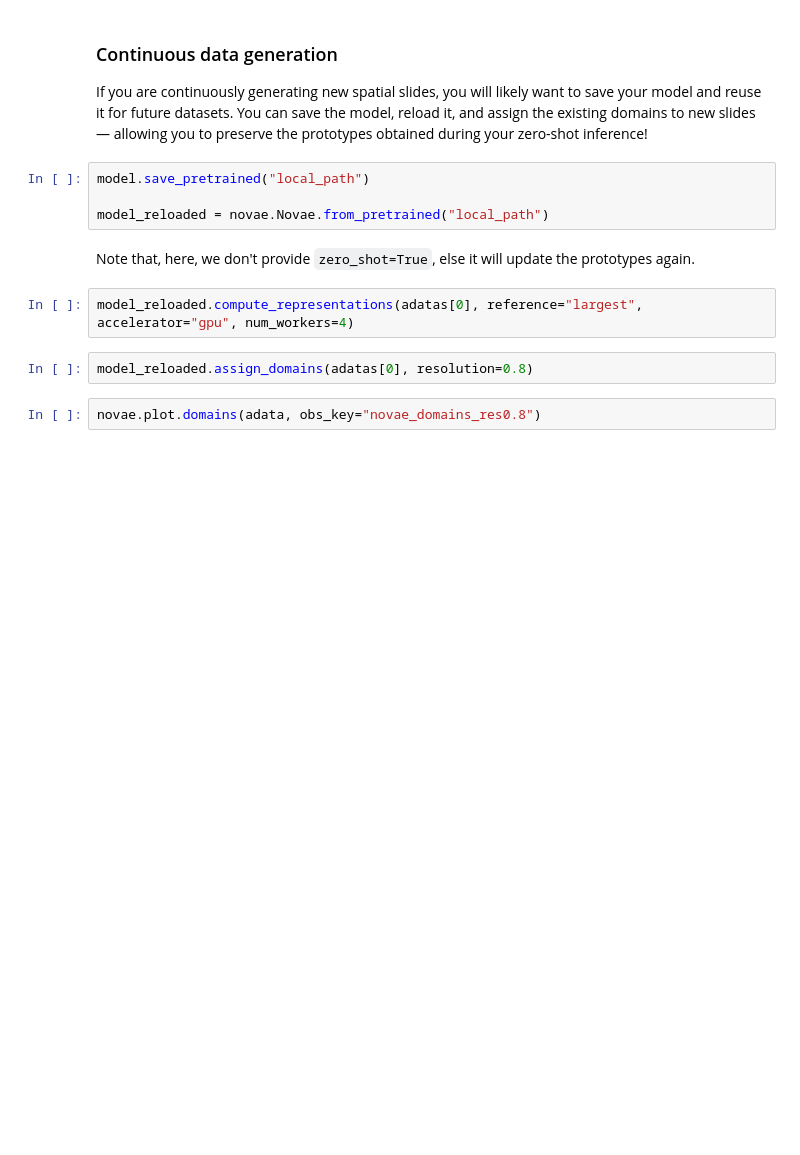
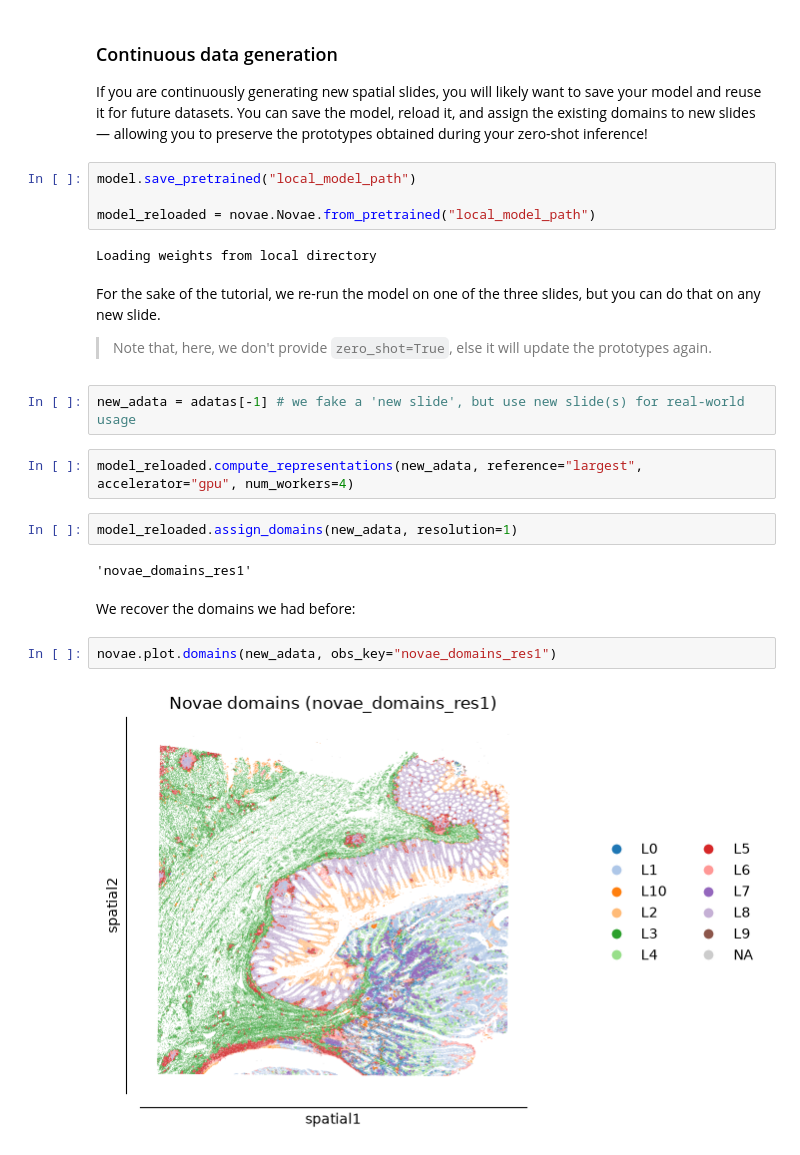
Before and after one commit to prism-oncology/novae, a Jupyter notebook: docs/tutorials/novae_scConcept.ipynb, the cells around one changed output. Cells and saved outputs as stored; diff of their text form; blank space fills up the shorter version.

```diff
--- a/docs/tutorials/novae_scConcept.ipynb
+++ b/docs/tutorials/novae_scConcept.ipynb
@@ -131,14 +179,26 @@ Running `compute_representations` with `zero_shot=True` is equivalent to:
 
 If you are continuously generating new spatial slides, you will likely want to save your model and reuse it for future datasets. You can save the model, reload it, and assign the existing domains to new slides — allowing you to preserve the prototypes obtained during your zero-shot inference!
 # %%
-model.save_pretrained("local_path")
+model.save_pretrained("local_model_path")
 
-model_reloaded = novae.Novae.from_pretrained("local_path")
+model_reloaded = novae.Novae.from_pretrained("local_model_path")
+# %% [output]
+Loading weights from local directory
 # %% [markdown]
-Note that, here, we don't provide `zero_shot=True`, else it will update the prototypes again.
+For the sake of the tutorial, we re-run the model on one of the three slides, but you can do that on any new slide.
+
+> Note that, here, we don't provide `zero_shot=True`, else it will update the prototypes again.
+# %%
+new_adata = adatas[-1] # we fake a 'new slide', but use new slide(s) for real-world usage
 # %%
-model_reloaded.compute_representations(adatas[0], reference="largest", accelerator="gpu", num_workers=4)
+model_reloaded.compute_representations(new_adata, reference="largest", accelerator="gpu", num_workers=4)
-# %%
-model_reloaded.assign_domains(adatas[0], resolution=0.8)
-# %%
-novae.plot.domains(adata, obs_key="novae_domains_res0.8")
+# %%
+model_reloaded.assign_domains(new_adata, resolution=1)
+# %% [output]
+'novae_domains_res1'
+# %% [markdown]
+We recover the domains we had before:
+# %%
+novae.plot.domains(new_adata, obs_key="novae_domains_res1")
+# %% [output]
+[figure, added]
```
Also changed, not shown: parts of 17 cells of this notebook, 1 other file.
